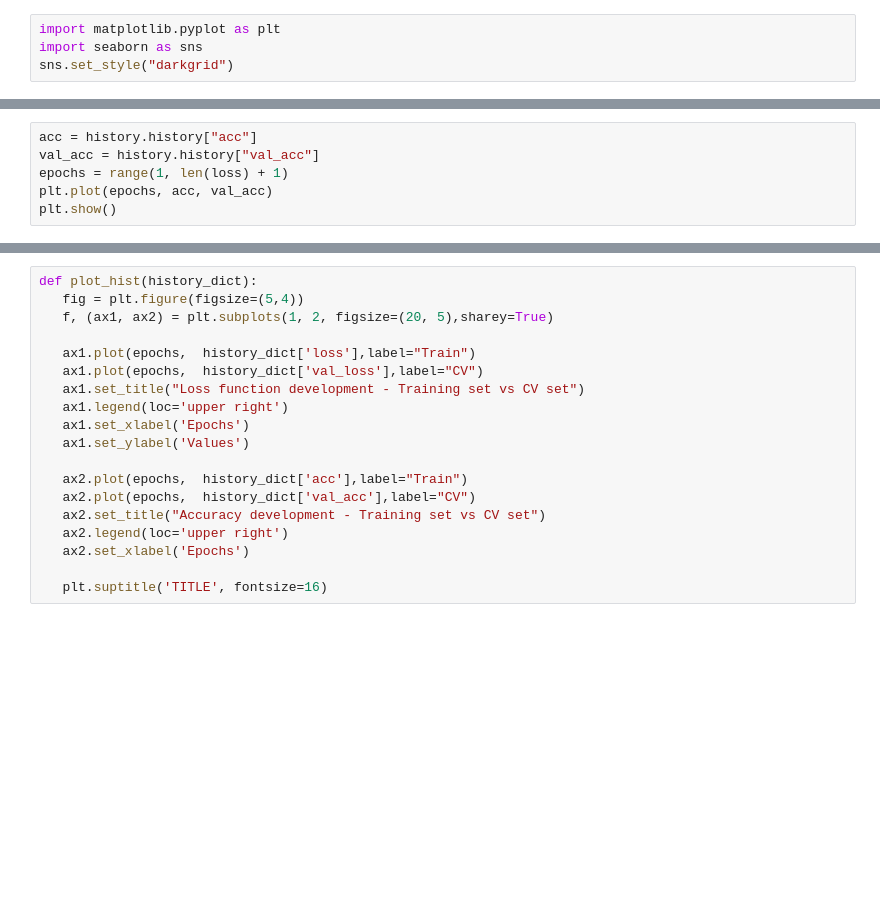
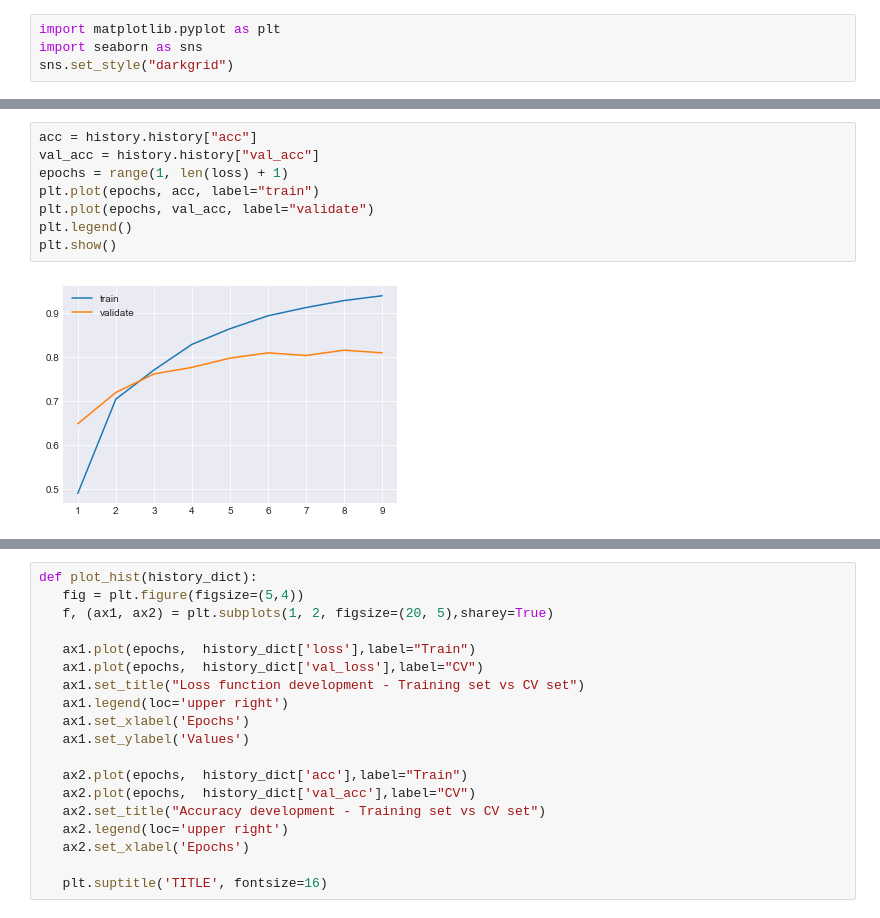
Before and after one commit to AI-Guru/dsr-apr-2018, a Jupyter notebook: 04 classifying newswires.ipynb, the cells around one changed output, grey strips where cells are left out. Saved outputs shown, nothing was run; the diff lists cells and outputs as text; blank space fills up the shorter version.

```diff
--- a/04 classifying newswires.ipynb
+++ b/04 classifying newswires.ipynb
@@ -102,9 +159,13 @@ plt.show()
 # %%
 acc = history.history["acc"]
 val_acc = history.history["val_acc"]
 epochs = range(1, len(loss) + 1)
-plt.plot(epochs, acc, val_acc)
+plt.plot(epochs, acc, label="train")
+plt.plot(epochs, val_acc, label="validate")
+plt.legend()
 plt.show()
+# %% [output]
+[figure, added]
 # %%
 result = model.evaluate(x_test, one_hot_test_labels)
 print(result)
```
Also changed, not shown: parts of 11 cells of this notebook, 5 other files.
